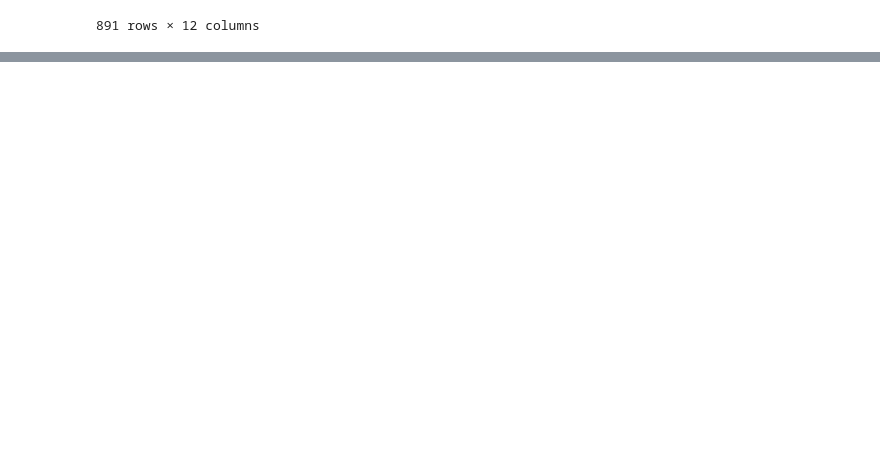
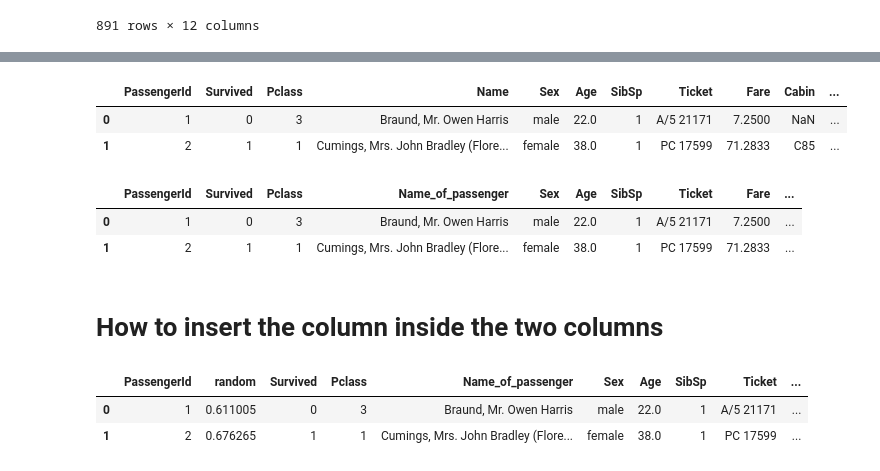
Before and after one commit to NikitaaArora/Ineuron, a Jupyter notebook: Python/Libraries/PANDAS/pandas_class_1.ipynb, the cells around one changed output, grey strips where cells are left out. Saved outputs shown, nothing was run; the diff lists cells and outputs as text; code cells hidden in the pictures; blank space fills up the shorter version.

```diff
--- a/Python/Libraries/PANDAS/pandas_class_1.ipynb
+++ b/Python/Libraries/PANDAS/pandas_class_1.ipynb
@@ -512,0 +560,6 @@ titanic # now it doesnt contain 'Parch' column.
+# %%
+titanic.head(2)
+# %% [output]
+|  | PassengerId | Survived | Pclass | Name | Sex | Age | SibSp | Ticket | Fare | Cabin | ... |
+| 0 | 1 | 0 | 3 | Braund, Mr. Owen Harris | male | 22.0 | 1 | A/5 21171 | 7.2500 | NaN | ... |
+| 1 | 2 | 1 | 1 | Cumings, Mrs. John Bradley (Flore... | female | 38.0 | 1 | PC 17599 | 71.2833 | C85 | ... |
@@ -512,0 +568,8 @@ titanic # now it doesnt contain 'Parch' column.
+# %%
+titanic.head(2)
+# %% [output]
+|  | PassengerId | Survived | Pclass | Name_of_passenger | Sex | Age | SibSp | Ticket | Fare | ... |
+| 0 | 1 | 0 | 3 | Braund, Mr. Owen Harris | male | 22.0 | 1 | A/5 21171 | 7.2500 | ... |
+| 1 | 2 | 1 | 1 | Cumings, Mrs. John Bradley (Flore... | female | 38.0 | 1 | PC 17599 | 71.2833 | ... |
+# %% [markdown]
+# How to insert the column inside the two columns
@@ -512,0 +578,6 @@ titanic # now it doesnt contain 'Parch' column.
+# %%
+titanic.head(2)
+# %% [output]
+|  | PassengerId | random | Survived | Pclass | Name_of_passenger | Sex | Age | SibSp | Ticket | ... |
+| 0 | 1 | 0.611005 | 0 | 3 | Braund, Mr. Owen Harris | male | 22.0 | 1 | A/5 21171 | ... |
+| 1 | 2 | 0.676265 | 1 | 1 | Cumings, Mrs. John Bradley (Flore... | female | 38.0 | 1 | PC 17599 | ... |
```
Also changed, not shown: parts of 11 cells of this notebook.
